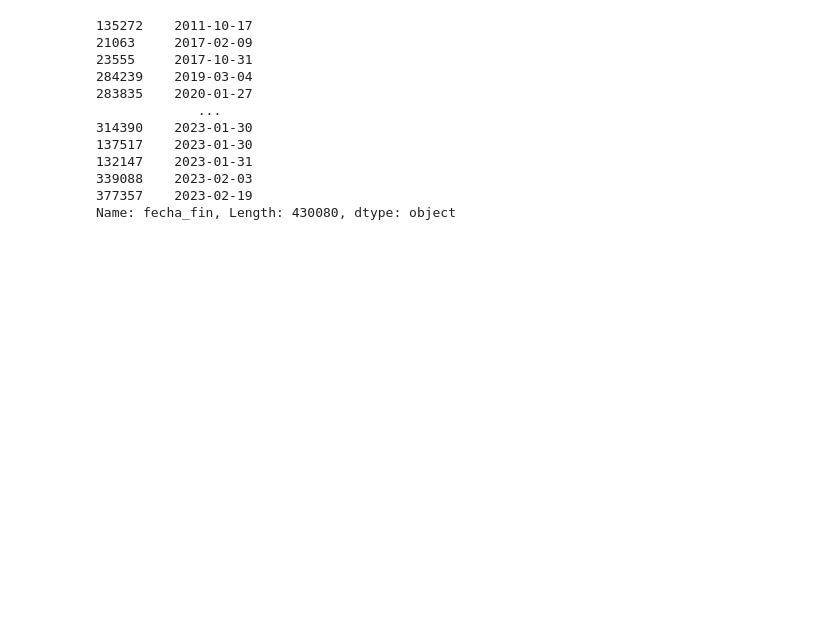
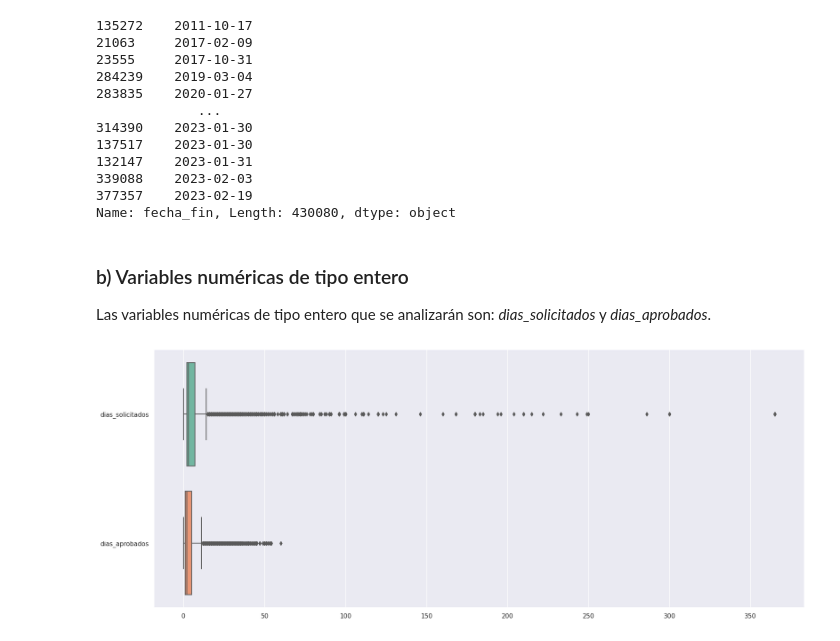
Before and after one commit to grabyc/diplodatos-mentoria, a Jupyter notebook: TP01/TP01_Consignas.ipynb, the cells around one changed output. Drawn from its saved outputs; the diff is of its cells as text; code cells hidden in the pictures; blank space fills up the shorter version.

```diff
--- a/TP01/TP01_Consignas.ipynb
+++ b/TP01/TP01_Consignas.ipynb
@@ -360,3 +357,12 @@ Valor mínimo:  2011-10-17  ,Valor máximo:  2023-02-19
 339088    2023-02-03
 377357    2023-02-19
 Name: fecha_fin, Length: 430080, dtype: object
+# %% [markdown]
+### b) Variables numéricas de tipo entero
+
+Las variables numéricas de tipo entero que se analizarán son: *dias_solicitados* y *dias_aprobados*.
+# %%
+sns.boxplot(relev_df[['dias_solicitados', 'dias_aprobados']], orient="h", palette="Set2")
+sns.set(rc={'figure.figsize':(20,5)})
+# %% [output]
+[figure, added]
```
Also changed, not shown: parts of 6 cells of this notebook.
